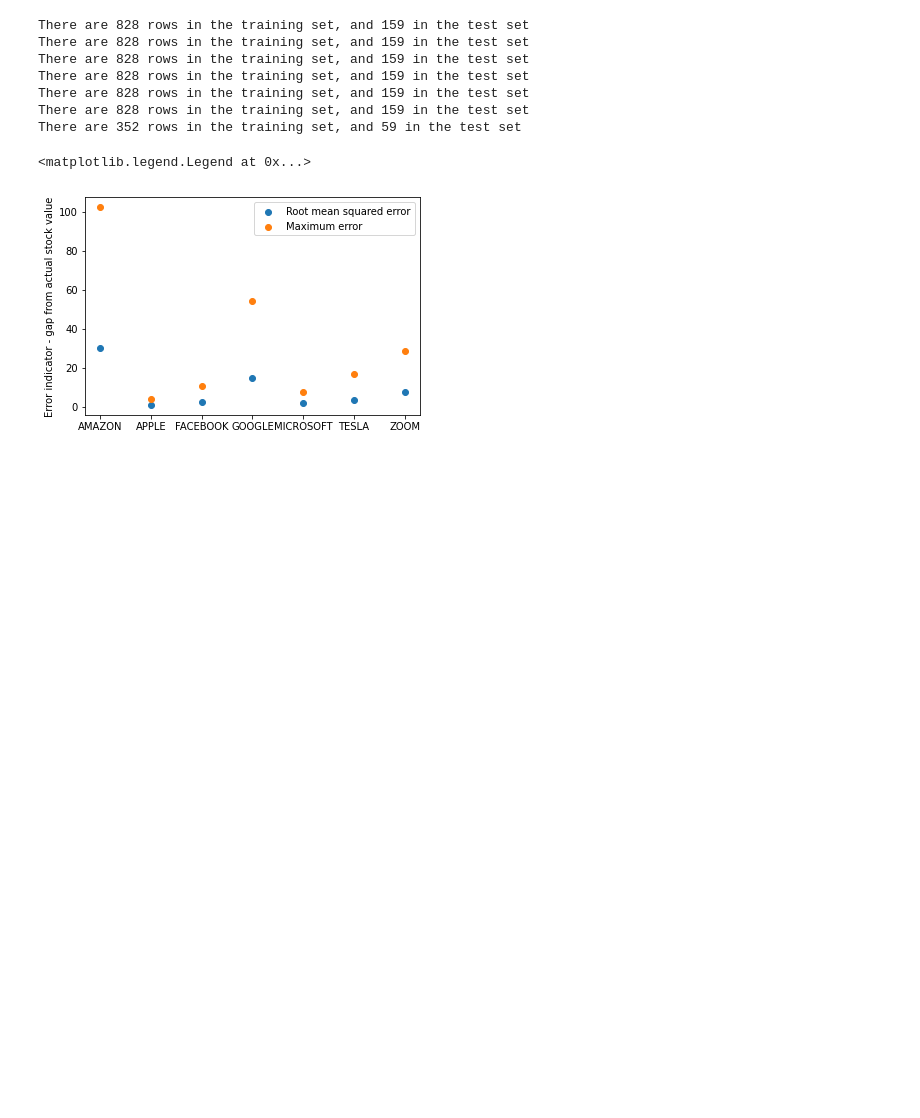
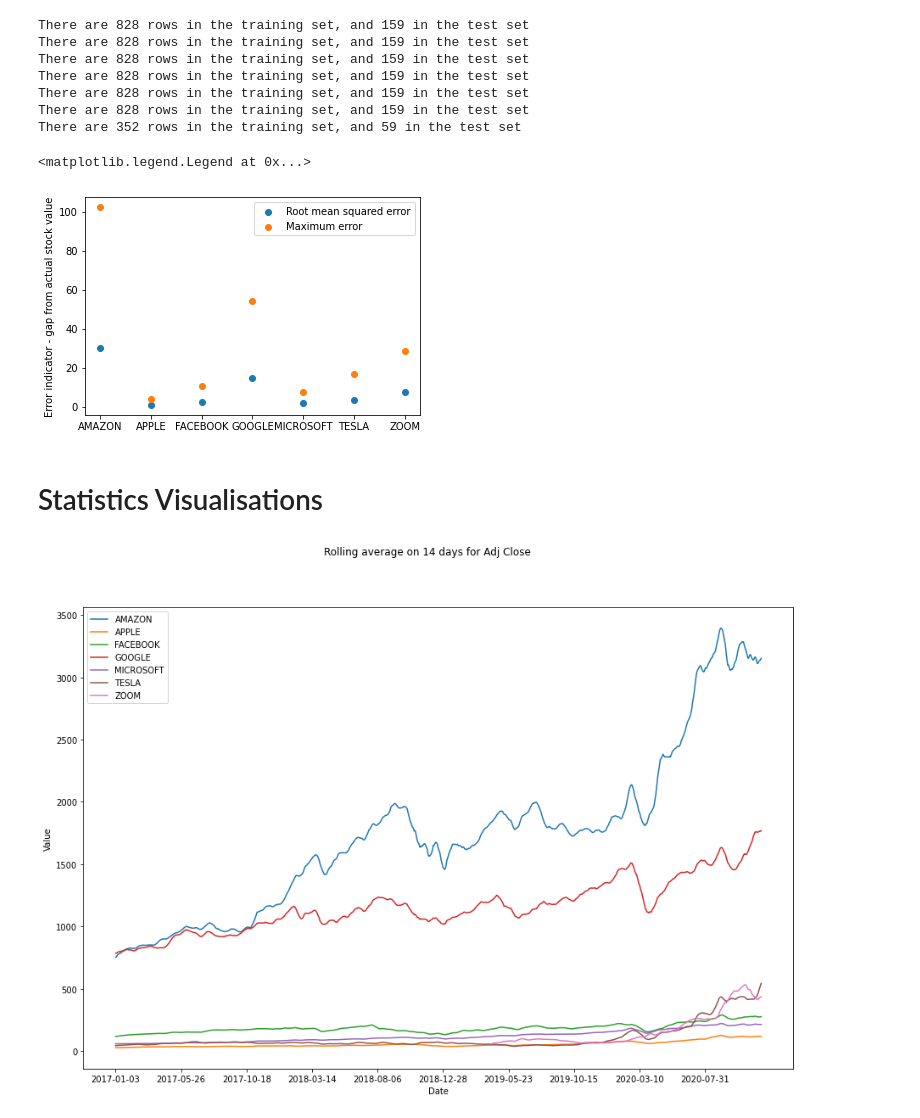
Before and after one commit to adhuet/newmagicwand, a Jupyter notebook: project_newmagicwand.ipynb, the cells around one changed output. Drawn from its saved outputs; the diff is of its cells as text; code cells hidden in the pictures; blank space fills up the shorter version.

Commit message:
Updated notbook with work on plots

```diff
--- a/project_newmagicwand.ipynb
+++ b/project_newmagicwand.ipynb
@@ -597,3 +597,5 @@ There are 828 rows in the training set, and 159 in the test set
 There are 352 rows in the training set, and 59 in the test set
 <matplotlib.legend.Legend at 0x...>
 [figure]
+# %% [markdown]
+# Statistics Visualisations
@@ -599,0 +604,20 @@ There are 352 rows in the training set, and 59 in the test set
+# %%
+ax = plt.subplot()
+plt.rcParams["figure.figsize"] = (15, 10)
+
+xdates = csv_dict['AMAZON'].select('Date').rdd.flatMap(lambda x: x).collect()
+
+for company in companies:
+	df = moving_average(csv_dict[company], 'Adj Close', 14)
+	ac = df.select('roll_Adj Close_14').rdd.flatMap(lambda x : x).collect()
+	dates = df.select('Date').rdd.flatMap(lambda x: x).collect()
+	ax.plot(dates, ac, label=f'{company}')
+plt.legend()
+plt.suptitle("Rolling average on 14 days for Adj Close")
+plt.xticks(xdates[::100])
+plt.ylabel('Value')
+plt.xlabel('Date')
+plt.show()
+# plt.savefig('all_companies.jpg')
+# %% [output]
+[figure, added]
```
Also changed, not shown: parts of 3 cells of this notebook.
